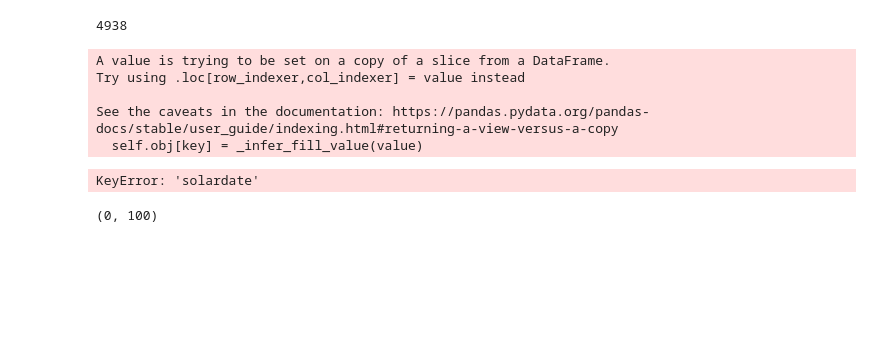
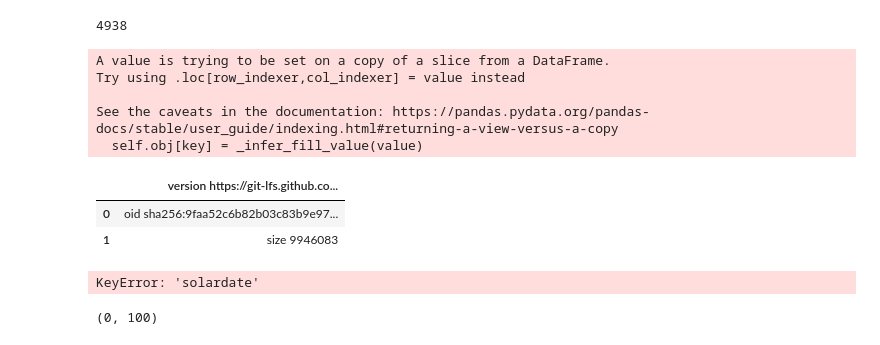
Before and after one commit to yenniejun/JoseonMunkwa, a Jupyter notebook: code/PreprocessToLinkage/filter.ipynb, the cells around one changed output. Saved outputs shown, nothing was run; the diff lists cells and outputs as text; code cells hidden in the pictures; blank space fills up the shorter version.

```diff
--- a/code/PreprocessToLinkage/filter.ipynb
+++ b/code/PreprocessToLinkage/filter.ipynb
@@ -137,6 +143,12 @@ Try using .loc[row_indexer,col_indexer] = value instead
 
 See the caveats in the documentation: https://pandas.pydata.org/pandas-docs/stable/user_guide/indexing.html#returning-a-view-versus-a-copy
   self.obj[key] = _infer_fill_value(value)
+# %%
+dates
+# %% [output]
+|  | version https://git-lfs.github.co... |
+| 0 | oid sha256:9faa52c6b82b03c83b9e97... |
+| 1 | size 9946083 |
 # %%
 records_found = pd.merge(records, found_df, on='인물_ID')
 records_found.loc[:,'서기일'] = records_found['서기일'].replace("??",'15').astype(int)
```
Also changed, not shown: parts of 1 cell of this notebook, 14 other files.
